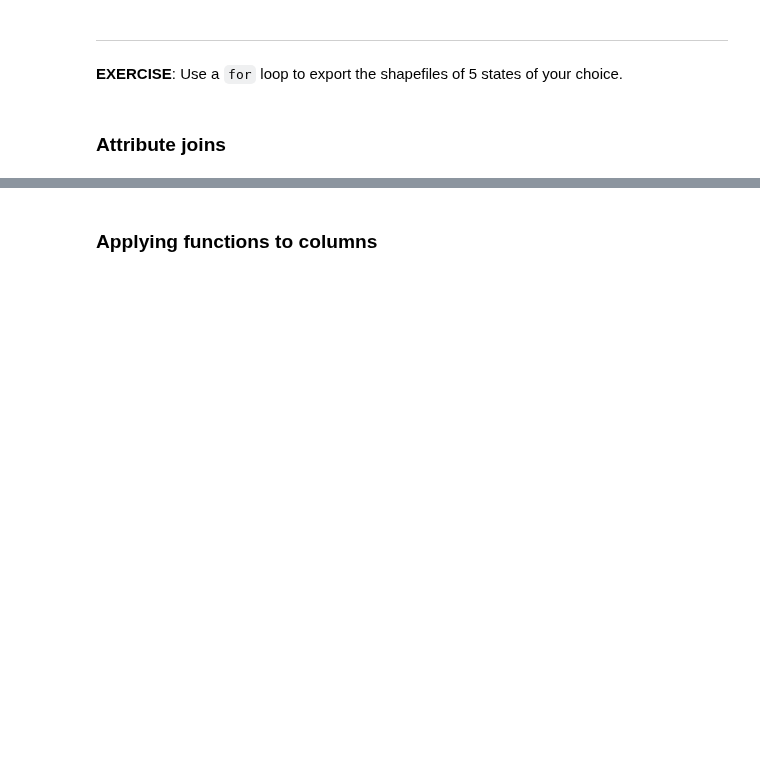
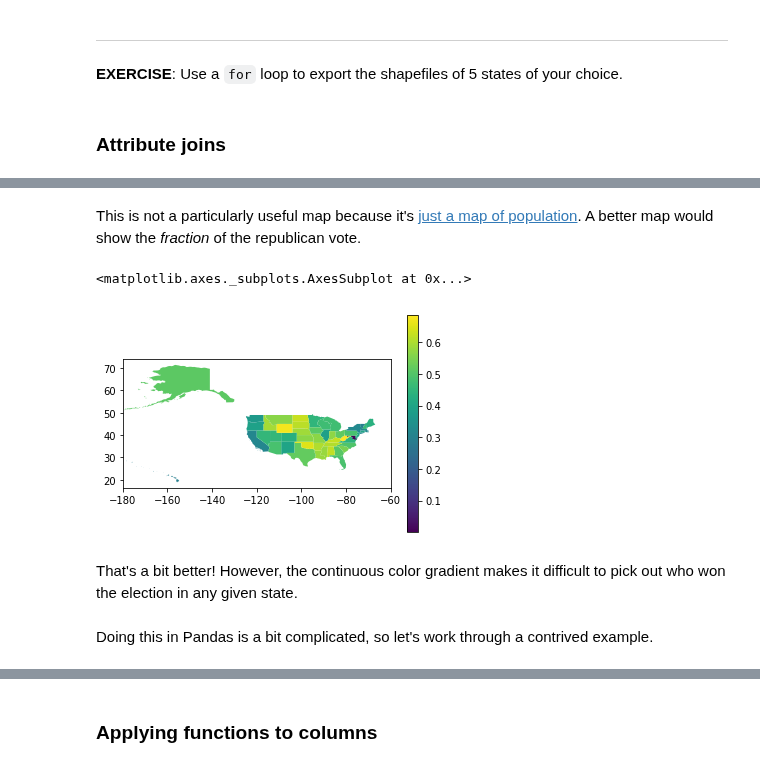
Before and after one commit to ashiklom/python-gis-notebooks, a Jupyter notebook: geopandas-intro.ipynb, the cells around one changed output, grey strips where cells are left out. Saved outputs shown, nothing was run; the diff lists cells and outputs as text; code cells hidden in the pictures; blank space fills up the shorter version.

```diff
--- a/geopandas-intro.ipynb
+++ b/geopandas-intro.ipynb
@@ -537,0 +577,20 @@ states.info()
+# %% [markdown]
+This is not a particularly useful map because it's [just a map of population](https://xkcd.com/1138/).
+A better map would show the _fraction_ of the republican vote.
+# %%
+election_geo["candidate_frac"] = election_geo.candidatevotes / election_geo.totalvotes
+
+fig, ax = plt.subplots(1, 1)
+plt.xlim(-180, -60)
+(election_geo[
+    (election_geo.year == 2016) &
+    (election_geo.party == "republican")]
+ .plot(ax = ax, column = "candidate_frac", legend = True))
+# %% [output]
+<matplotlib.axes._subplots.AxesSubplot at 0x...>
+[figure, added]
+# %% [markdown]
+That's a bit better!
+However, the continuous color gradient makes it difficult to pick out who won the election in any given state.
+# %% [markdown]
+Doing this in Pandas is a bit complicated, so let's work through a contrived example.
```
Also changed, not shown: parts of 73 cells of this notebook.
